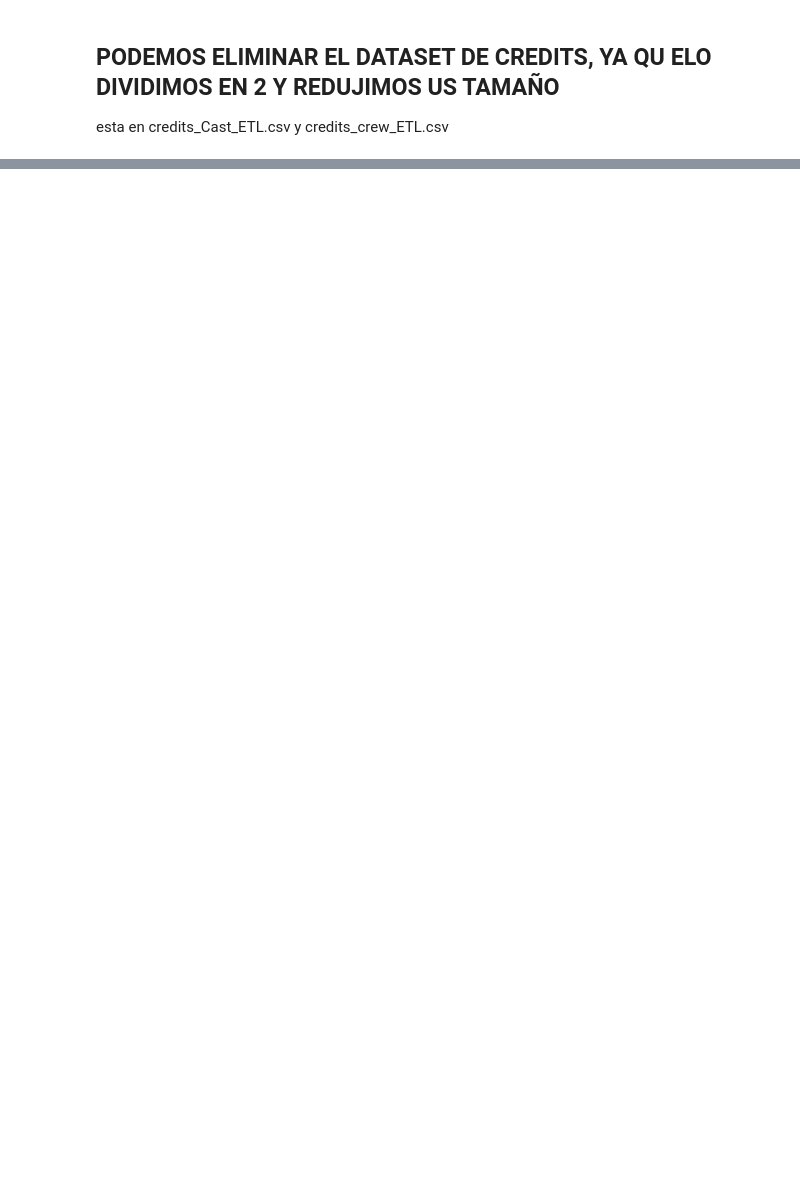
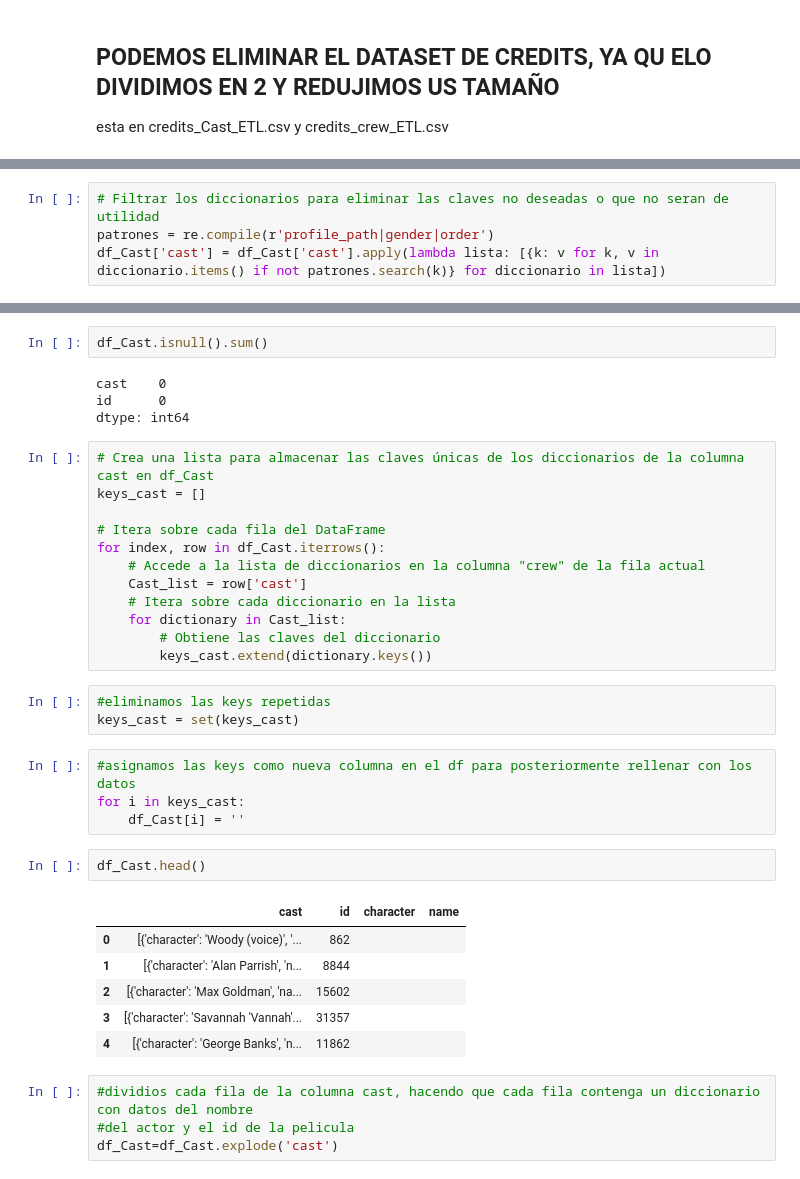
Before and after one commit to AndresOlascoaga/Movie_ETL-API, a Jupyter notebook: ETLCREDITS.ipynb, the cells around one changed output, grey strips where cells are left out. Drawn from its saved outputs; the diff is of its cells as text; blank space fills up the shorter version.

```diff
--- a/ETLCREDITS.ipynb
+++ b/ETLCREDITS.ipynb
@@ -538,0 +255,4 @@ df_movies.shape
+# %%
+# Filtrar los diccionarios para eliminar las claves no deseadas o que no seran de utilidad
+patrones = re.compile(r'profile_path|gender|order')
+df_Cast['cast'] = df_Cast['cast'].apply(lambda lista: [{k: v for k, v in diccionario.items() if not patrones.search(k)} for diccionario in lista])
@@ -538,0 +277,38 @@ df_movies.shape
+# %%
+df_Cast.isnull().sum()
+# %% [output]
+cast    0
+id      0
+dtype: int64
+# %%
+# Crea una lista para almacenar las claves únicas de los diccionarios de la columna cast en df_Cast
+keys_cast = []
+
+# Itera sobre cada fila del DataFrame
+for index, row in df_Cast.iterrows():
+    # Accede a la lista de diccionarios en la columna "crew" de la fila actual
+    Cast_list = row['cast']
+    # Itera sobre cada diccionario en la lista
+    for dictionary in Cast_list:
+        # Obtiene las claves del diccionario
+        keys_cast.extend(dictionary.keys())
+# %%
+#eliminamos las keys repetidas
+keys_cast = set(keys_cast)
+# %%
+#asignamos las keys como nueva columna en el df para posteriormente rellenar con los datos
+for i in keys_cast:
+    df_Cast[i] = ''
+# %%
+df_Cast.head()
+# %% [output]
+|  | cast | id | character | name |
+| 0 | [{'character': 'Woody (voice)', '... | 862 |  |  |
+| 1 | [{'character': 'Alan Parrish', 'n... | 8844 |  |  |
+| 2 | [{'character': 'Max Goldman', 'na... | 15602 |  |  |
+| 3 | [{'character': 'Savannah 'Vannah'... | 31357 |  |  |
+| 4 | [{'character': 'George Banks', 'n... | 11862 |  |  |
+# %%
+#dividios cada fila de la columna cast, hacendo que cada fila contenga un diccionario con datos del nombre
+#del actor y el id de la pelicula
+df_Cast=df_Cast.explode('cast')
```
Also changed, not shown: parts of 91 cells of this notebook, 9 other files.
